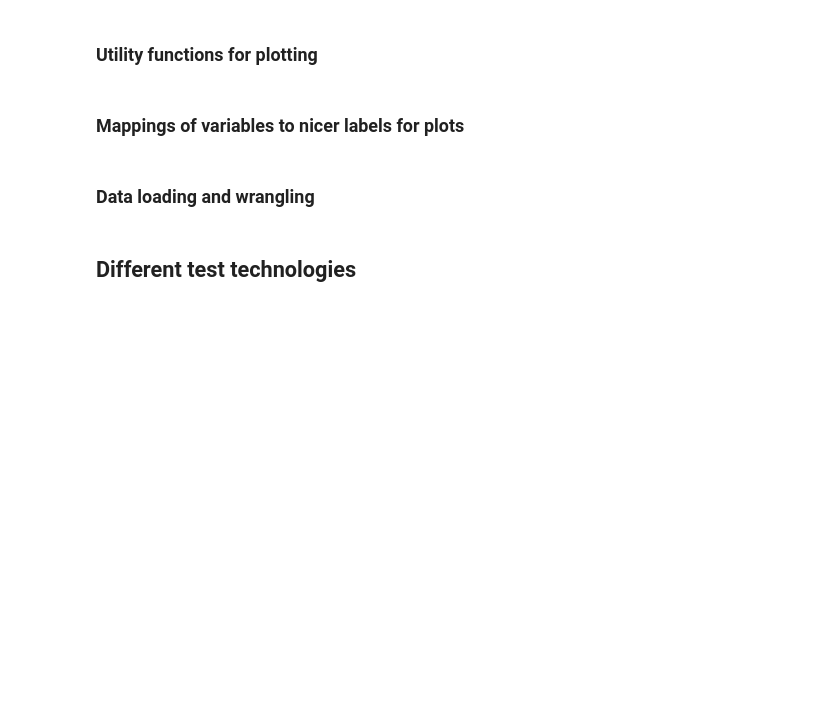
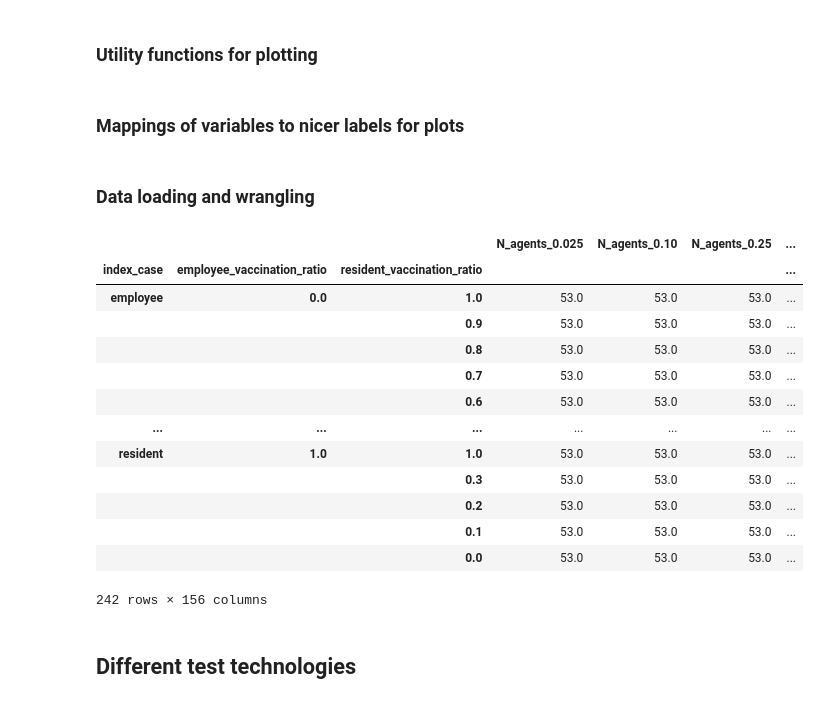
Before and after one commit to JanaLasser/nursing_home_SEIRX, a Jupyter notebook: analysis_vaccination.ipynb, the cells around one changed output. Drawn from its saved outputs; the diff is of its cells as text; code cells hidden in the pictures; blank space fills up the shorter version.

```diff
--- a/analysis_vaccination.ipynb
+++ b/analysis_vaccination.ipynb
@@ -94,3 +99,20 @@ data = data.set_index(index)
+# %%
+data
+# %% [output]
+|  |  |  | N_agents_0.025 | N_agents_0.10 | N_agents_0.25 | ... |
+| index_case | employee_vaccination_ratio | resident_vaccination_ratio |  |  |  | ... |
+| employee | 0.0 | 1.0 | 53.0 | 53.0 | 53.0 | ... |
+|  |  | 0.9 | 53.0 | 53.0 | 53.0 | ... |
+|  |  | 0.8 | 53.0 | 53.0 | 53.0 | ... |
+|  |  | 0.7 | 53.0 | 53.0 | 53.0 | ... |
+|  |  | 0.6 | 53.0 | 53.0 | 53.0 | ... |
+| ... | ... | ... | ... | ... | ... | ... |
+| resident | 1.0 | 1.0 | 53.0 | 53.0 | 53.0 | ... |
+|  |  | 0.3 | 53.0 | 53.0 | 53.0 | ... |
+|  |  | 0.2 | 53.0 | 53.0 | 53.0 | ... |
+|  |  | 0.1 | 53.0 | 53.0 | 53.0 | ... |
+|  |  | 0.0 | 53.0 | 53.0 | 53.0 | ... |
+242 rows × 156 columns
 # %% [markdown]
 ## Different test technologies
 # %%
```
Also changed, not shown: parts of 6 cells of this notebook, 6 other files.
